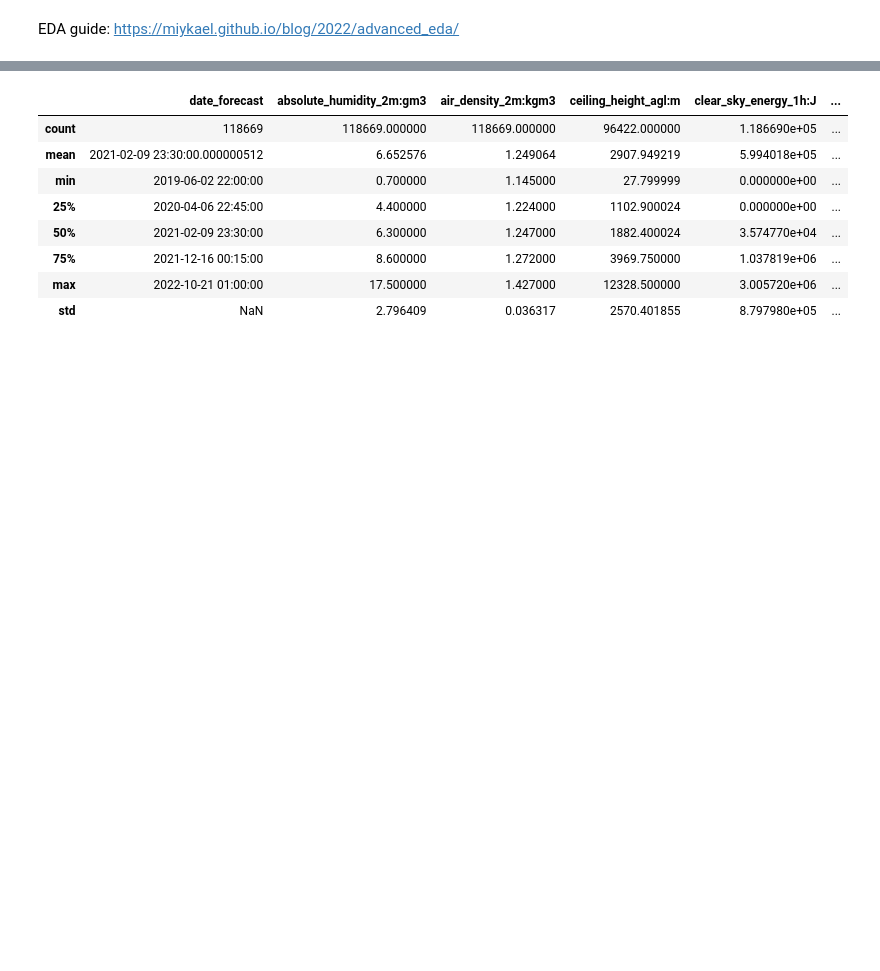
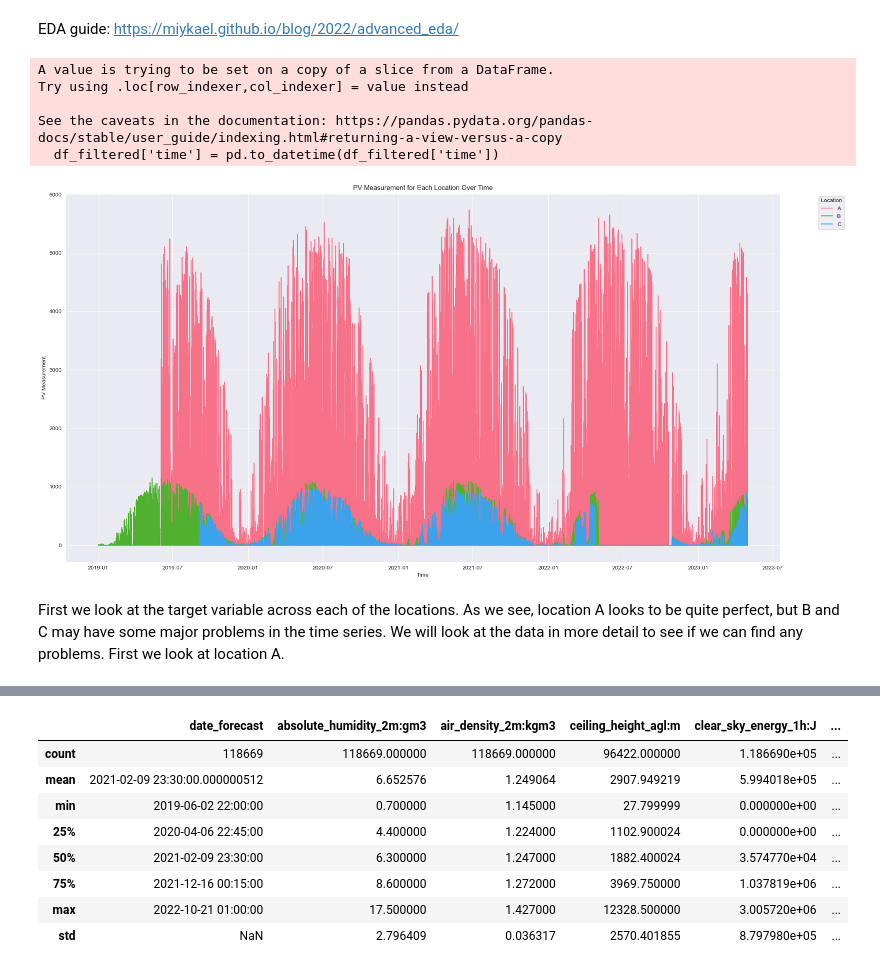
Before and after one commit to Markuski2023/MLGroupProject, a Jupyter notebook: src/EDA.ipynb, the cells around one changed output, grey strips where cells are left out. Saved outputs shown, nothing was run; the diff lists cells and outputs as text; code cells hidden in the pictures; blank space fills up the shorter version.

```diff
--- a/src/EDA.ipynb
+++ b/src/EDA.ipynb
@@ -14,0 +9,31 @@ from sklearn.feature_selection import RFE
+# %%
+# Read the CSV file
+df = pd.read_csv('all_locations.csv')  # Replace with the path to your CSV file
+
+# Filter relevant columns
+df_filtered = df[['time', 'pv_measurement', 'location']]
+
+# Convert 'time' column to datetime format for plotting
+df_filtered['time'] = pd.to_datetime(df_filtered['time'])
+
+# Define a color palette for better differentiation between locations
+palette = sns.color_palette("husl", len(df_filtered['location'].unique()))
+
+# Plot the data
+plt.figure(figsize=(20, 10))
+sns.lineplot(x='time', y='pv_measurement', hue='location', data=df_filtered, palette=palette)
+plt.title('PV Measurement for Each Location Over Time')
+plt.xlabel('Time')
+plt.ylabel('PV Measurement')
+plt.legend(title='Location', bbox_to_anchor=(1.05, 1), loc='upper left')
+plt.tight_layout()
+plt.show()
+# %% [output]
+A value is trying to be set on a copy of a slice from a DataFrame.
+Try using .loc[row_indexer,col_indexer] = value instead
+
+See the caveats in the documentation: https://pandas.pydata.org/pandas-docs/stable/user_guide/indexing.html#returning-a-view-versus-a-copy
+  df_filtered['time'] = pd.to_datetime(df_filtered['time'])
+[figure, added]
+# %% [markdown]
+First we look at the target variable across each of the locations. As we see, location A looks to be quite perfect, but B and C may have some major problems in the time series. We will look at the data in more detail to see if we can find any problems. First we look at location A.
```
Also changed, not shown: parts of 13 cells of this notebook, 2 other files.
